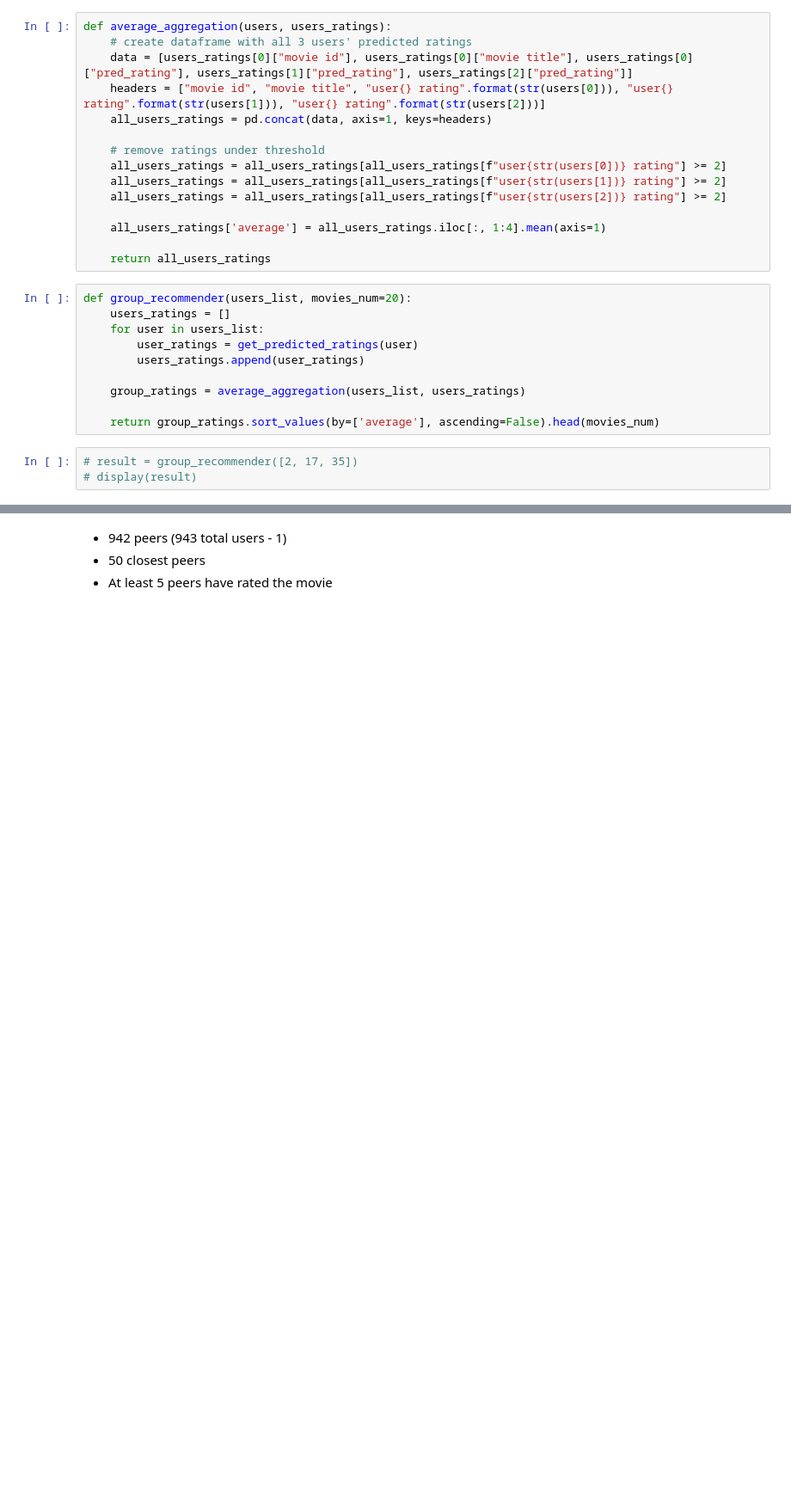
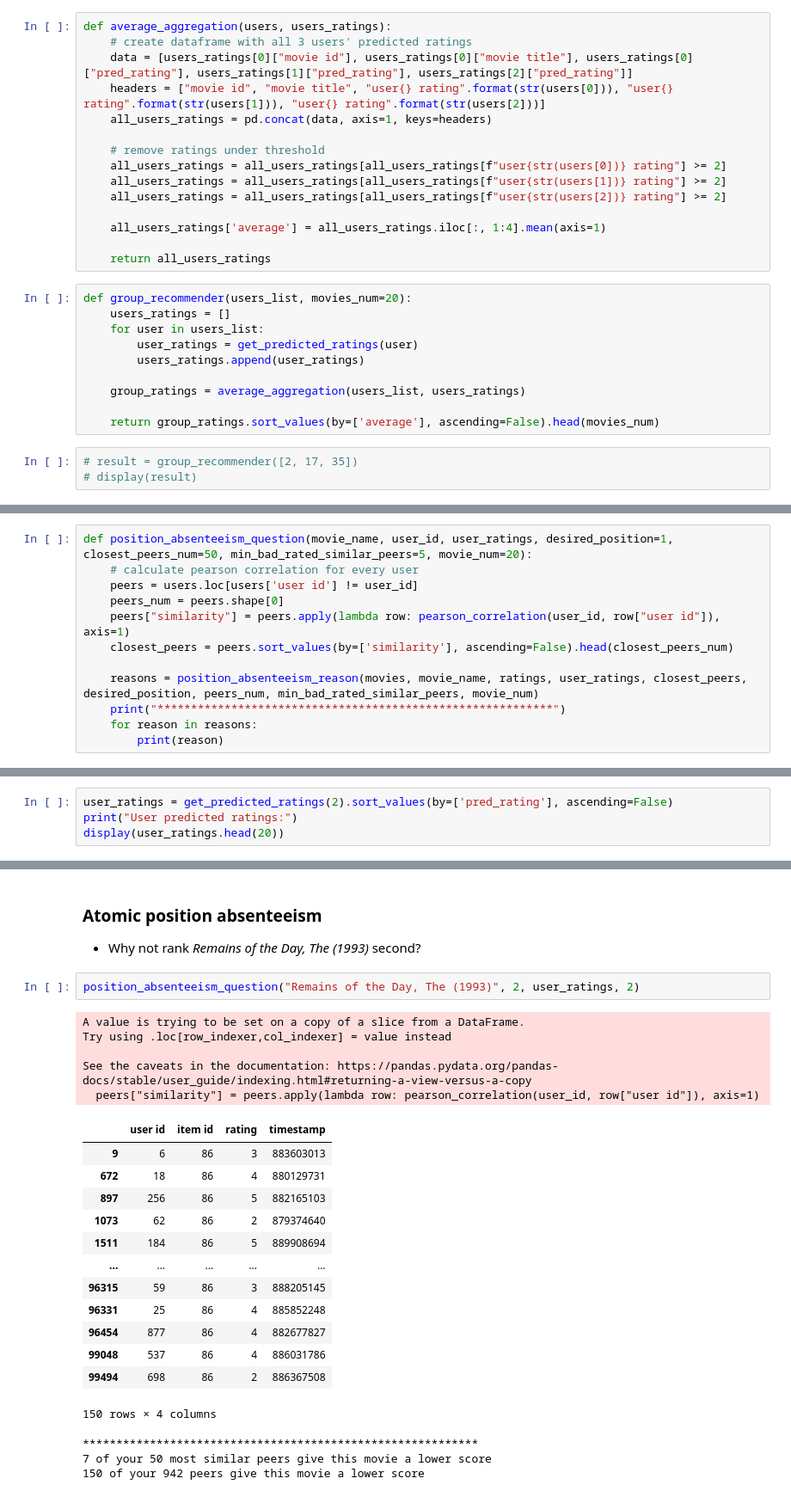
Before and after one commit to duongtrungkien/DATA.ML.360, a Jupyter notebook: ml-100k/assignment4.ipynb, the cells around one changed output, grey strips where cells are left out. Shown at 86% size. Saved outputs shown, nothing was run; the diff lists cells and outputs as text; blank space fills up the shorter version.

Commit message:
Implement atomic position absenteeism. Laying the ground work for group granularity

```diff
--- a/ml-100k/assignment4.ipynb
+++ b/ml-100k/assignment4.ipynb
@@ -296,3 +375,15 @@ def why_not_question(movie_name, user_id, desired_position=-1, closest_peers_num
     print("***********************************************************")
     for reason in reasons:
         print(reason)
+# %%
+def position_absenteeism_question(movie_name, user_id, user_ratings, desired_position=1, closest_peers_num=50, min_bad_rated_similar_peers=5, movie_num=20):
+    # calculate pearson correlation for every user
+    peers = users.loc[users['user id'] != user_id]
+    peers_num = peers.shape[0]
+    peers["similarity"] = peers.apply(lambda row: pearson_correlation(user_id, row["user id"]), axis=1)
+    closest_peers = peers.sort_values(by=['similarity'], ascending=False).head(closest_peers_num)
+
+    reasons = position_absenteeism_reason(movies, movie_name, ratings, user_ratings, closest_peers, desired_position, peers_num, min_bad_rated_similar_peers, movie_num)
+    print("***********************************************************")
+    for reason in reasons:
+        print(reason)
@@ -298,0 +399,4 @@ def why_not_question(movie_name, user_id, desired_position=-1, closest_peers_num
+# %%
+user_ratings = get_predicted_ratings(2).sort_values(by=['pred_rating'], ascending=False)
+print("User predicted ratings:")
+display(user_ratings.head(20))
@@ -335,4 +427,27 @@ This movie is ranked at position 27, just a bit too far down
-# %% [markdown]
- - 942 peers (943 total users - 1)
- - 50 closest peers
- - At least 5 peers have rated the movie
+# %% [markdown]
+### Atomic position absenteeism
+- Why not rank _Remains of the Day, The (1993)_ second?
+# %%
+position_absenteeism_question("Remains of the Day, The (1993)", 2, user_ratings, 2)
+# %% [output]
+A value is trying to be set on a copy of a slice from a DataFrame.
+Try using .loc[row_indexer,col_indexer] = value instead
+
+See the caveats in the documentation: https://pandas.pydata.org/pandas-docs/stable/user_guide/indexing.html#returning-a-view-versus-a-copy
+  peers["similarity"] = peers.apply(lambda row: pearson_correlation(user_id, row["user id"]), axis=1)
+|  | user id | item id | rating | timestamp |
+| 9 | 6 | 86 | 3 | 883603013 |
+| 672 | 18 | 86 | 4 | 880129731 |
+| 897 | 256 | 86 | 5 | 882165103 |
+| 1073 | 62 | 86 | 2 | 879374640 |
+| 1511 | 184 | 86 | 5 | 889908694 |
+| ... | ... | ... | ... | ... |
+| 96315 | 59 | 86 | 3 | 888205145 |
+| 96331 | 25 | 86 | 4 | 885852248 |
+| 96454 | 877 | 86 | 4 | 882677827 |
+| 99048 | 537 | 86 | 4 | 886031786 |
+| 99494 | 698 | 86 | 2 | 886367508 |
+150 rows × 4 columns
+***********************************************************
+7 of your 50 most similar peers give this movie a lower score
+150 of your 942 peers give this movie a lower score
```
Also changed, not shown: parts of 12 cells of this notebook.
